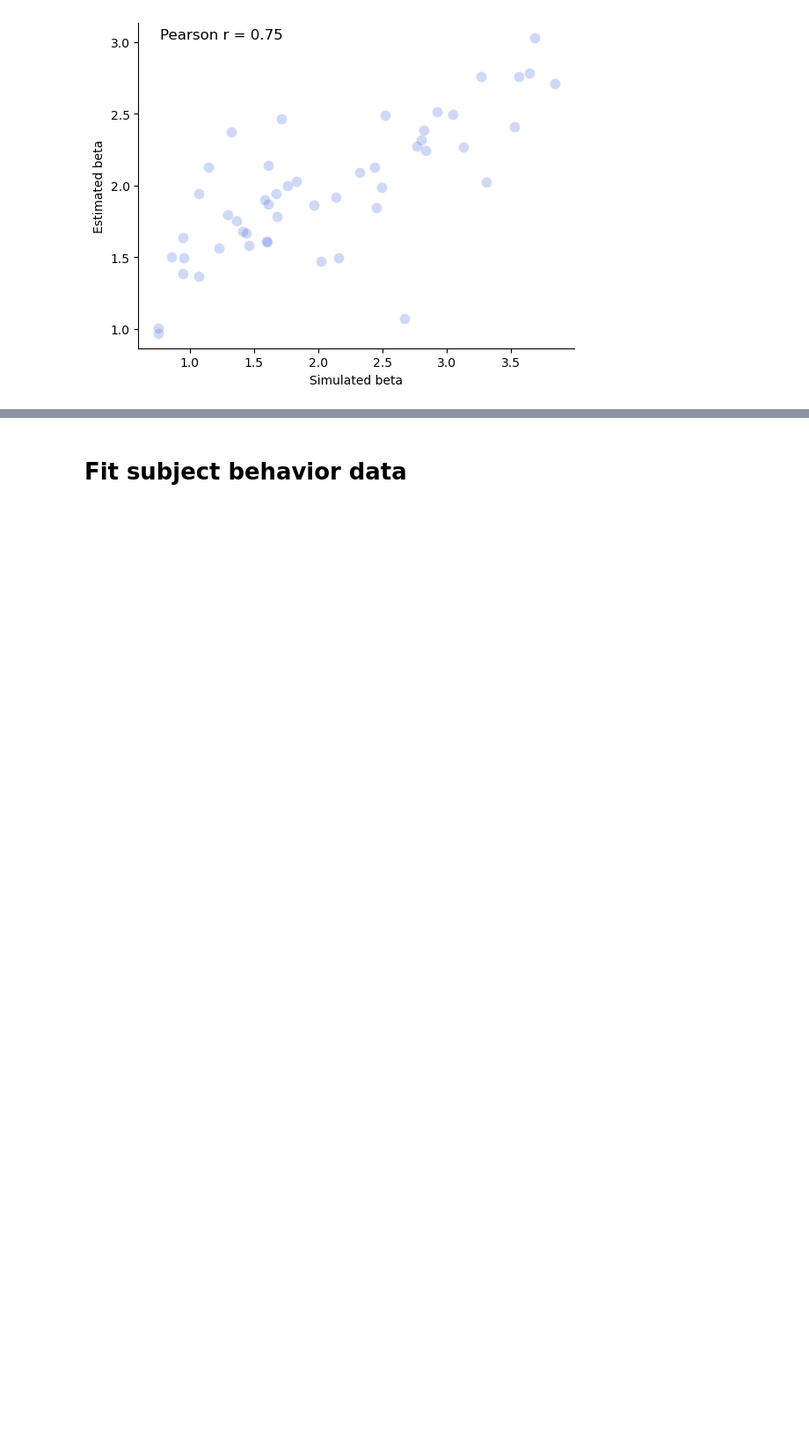
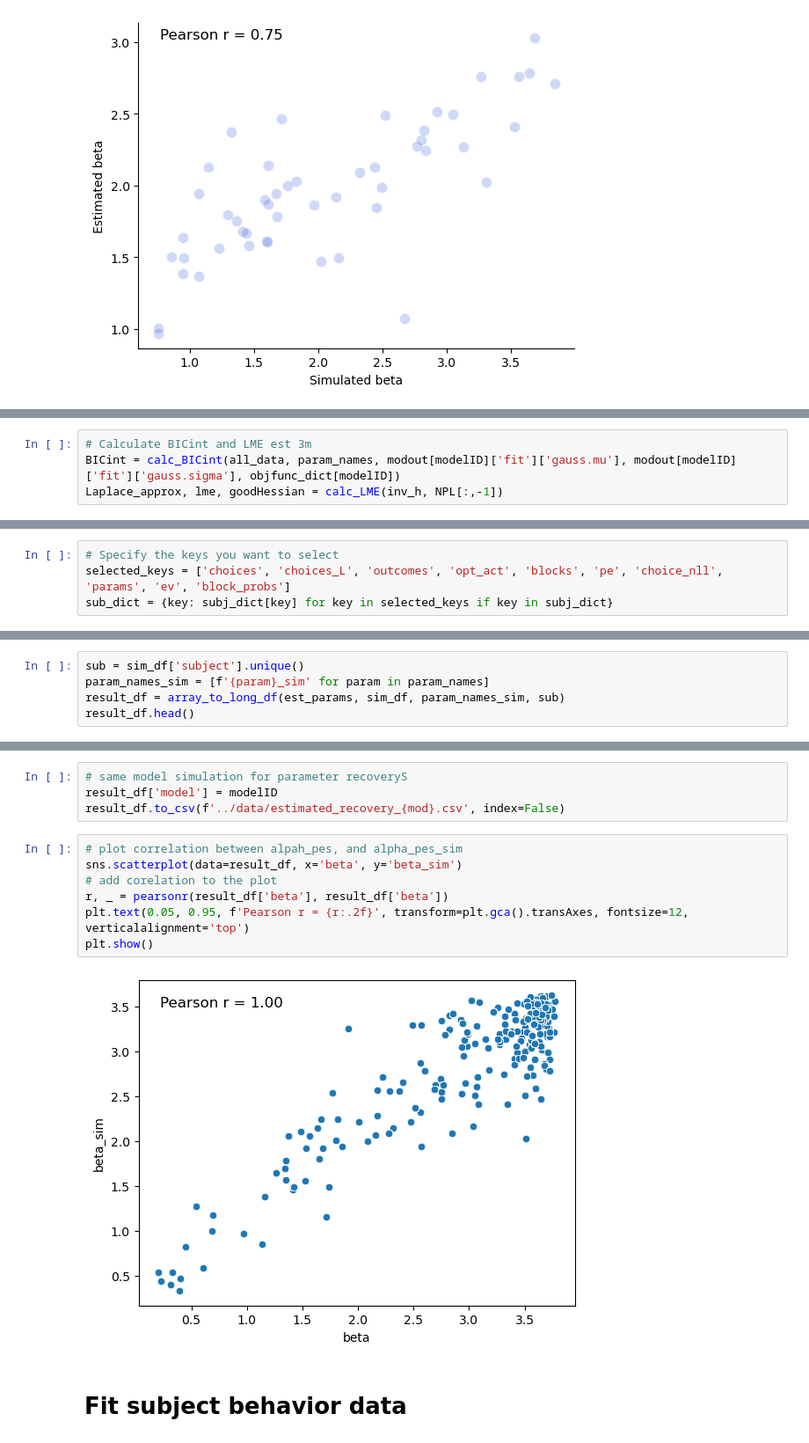
Before and after one commit to fuqixiu/pyEM, a Jupyter notebook: examples/RW_4M.ipynb, the cells around one changed output, grey strips where cells are left out. Shown at 88% size. Cells and saved outputs as stored; diff of their text form; blank space fills up the shorter version.

```diff
--- a/examples/RW_4M.ipynb
+++ b/examples/RW_4M.ipynb
@@ -540,0 +718,4 @@ for param_idx, param_label in enumerate(param_names):
+# %%
+# Calculate BICint and LME est 3m
+BICint = calc_BICint(all_data, param_names, modout[modelID]['fit']['gauss.mu'], modout[modelID]['fit']['gauss.sigma'], objfunc_dict[modelID])
+Laplace_approx, lme, goodHessian = calc_LME(inv_h, NPL[:,-1])
@@ -540,0 +724,4 @@ for param_idx, param_label in enumerate(param_names):
+# %%
+# Specify the keys you want to select
+selected_keys = ['choices', 'choices_L', 'outcomes', 'opt_act', 'blocks', 'pe', 'choice_nll', 'params', 'ev', 'block_probs']
+sub_dict = {key: subj_dict[key] for key in selected_keys if key in subj_dict}
@@ -540,0 +798,5 @@ for param_idx, param_label in enumerate(param_names):
+# %%
+sub = sim_df['subject'].unique()
+param_names_sim = [f'{param}_sim' for param in param_names]
+result_df = array_to_long_df(est_params, sim_df, param_names_sim, sub)
+result_df.head()
@@ -541,3 +811,16 @@ for param_idx, param_label in enumerate(param_names):
+# %%
+# same model simulation for parameter recoveryS
+result_df['model'] = modelID
+result_df.to_csv(f'../data/estimated_recovery_{mod}.csv', index=False)
+# %%
+# plot correlation between alpah_pes, and alpha_pes_sim
+sns.scatterplot(data=result_df, x='beta', y='beta_sim')
+# add corelation to the plot
+r, _ = pearsonr(result_df['beta'], result_df['beta'])
+plt.text(0.05, 0.95, f'Pearson r = {r:.2f}', transform=plt.gca().transAxes, fontsize=12, verticalalignment='top')
+plt.show()
+# %% [output]
+[figure, added]
 # %% [markdown]
 # Fit subject behavior data
 # %%
```
Also changed, not shown: parts of 19 cells of this notebook, 2 other files.
